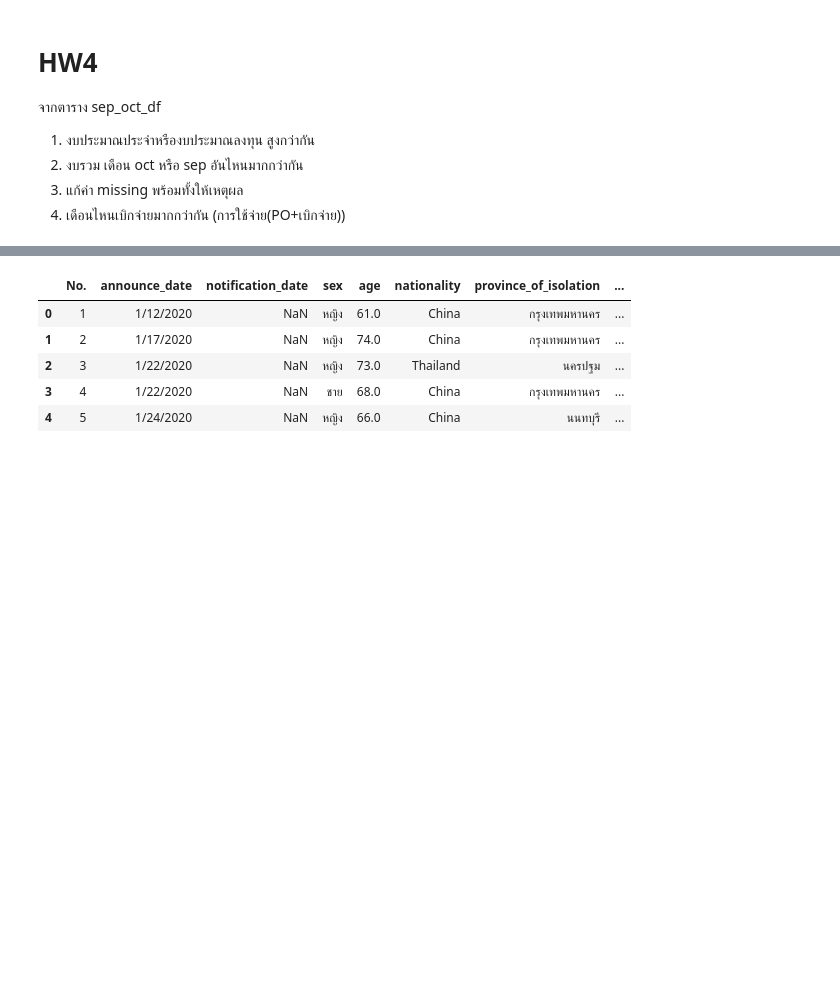
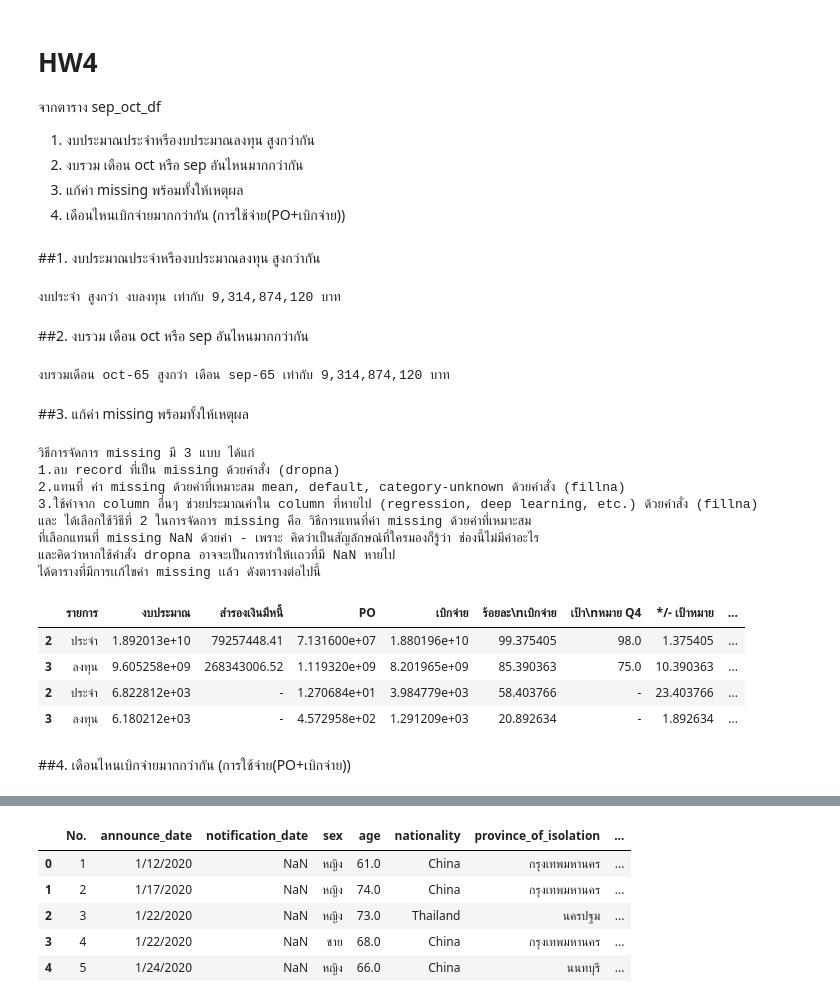
Before and after one commit to Penpitcha0634/python_dataviz2023, a Jupyter notebook: Pandas102.ipynb, the cells around one changed output, grey strips where cells are left out. Saved outputs shown, nothing was run; the diff lists cells and outputs as text; code cells hidden in the pictures; blank space fills up the shorter version.

```diff
--- a/Pandas102.ipynb
+++ b/Pandas102.ipynb
@@ -155,3 +129,78 @@ sep_oct_df
 2. งบรวม เดือน oct หรือ sep อันไหนมากกว่ากัน
 3. แก้ค่า missing พร้อมทั้งให้เหตุผล
 4. เดือนไหนเบิกจ่ายมากกว่ากัน (การใช้จ่าย(PO+เบิกจ่าย))
+# %% [markdown]
+##1. งบประมาณประจำหรืองบประมาณลงทุน สูงกว่ากัน
+# %%
+# กำหนดให้ตัวแปรเพื่อเก็บค่าต่างๆดังนี้
+Fb_65 = sep_oct_df[sep_oct_df['รายการ']=='ประจำ'] #Fb = fixed budget -> Fb เก็บค่างบประมาณประจำ
+Ib_65 = sep_oct_df[sep_oct_df['รายการ']=='ลงทุน'] #Ib = Investment budget -> เก็บค่างบประมาณลงทุน
+a = Fb_65['งบประมาณ'].sum() #a = เก็บค่าผลรวมของงบประมาณประจำ
+b = Ib_65['งบประมาณ'].sum() #b = เก็บค่าผลรวมของงบประมาณลงทุน
+NG =[] #NG เก็บ list เปล่าๆไว้ก่อน แล้วค่อยเติมค่าใน list ในภายหลัง
+
+# looping โดยคำสั่ง for
+# for ชื่อตัวแปร in list ที่จะเอามาใช้เป็นสมาชิกใน ตัวแปร:
+for x in set(sep_oct_df['รายการ']):
+  NG.append(x)
+NG
+if a > b :  #ถ้าเงื่อนไขเป็น จริง ให้ทำตามคำสั่ง if
+  print (f'งบ{NG[0]} สูงกว่า งบ{NG[1]} เท่ากับ {int(a-b):,} บาท')
+elif a < b: #ถ้าเงื่อนไขเป็น เท็จ ให้ทำตามคำสั่ง elif
+  print (f'งบ{NG[1]}สูงกว่า งบ{NG[0]} เท่ากับ {int(b-a):,} บาท')
+# %% [output]
+งบประจำ สูงกว่า งบลงทุน เท่ากับ 9,314,874,120 บาท
+# %% [markdown]
+##2. งบรวม เดือน oct หรือ sep อันไหนมากกว่ากัน
+# %%
+# กำหนดให้ตัวแปรเพื่อเก็บค่าต่างๆดังนี้
+S_65 = sep_oct_df[sep_oct_df['เดือน-ปี']=='sep-65'] #S_65 เก็บค่างบประมาณเดือน sep
+O_65 = sep_oct_df[sep_oct_df['เดือน-ปี']=='oct-65'] #O_65 เก็บค่างบประมาณเดือน oct
+c = S_65['งบประมาณ'].sum() #c เก็บค่าผลรวมงบประมาณเดือน sep
+d = O_65['งบประมาณ'].sum() #d เก็บค่าผลรวมงบประมาณเดือน oct
+NG =[] #NG เก็บ list เปล่าๆไว้ก่อน แล้วค่อยเติมค่าใน list ในภายหลัง
+
+# looping โดยคำสั่ง for
+# for ชื่อตัวแปร in list ที่จะเอามาใช้เป็นสมาชิกใน ตัวแปร:
+for x in set(sep_oct_df['เดือน-ปี']):
+  NG.append(x)
+NG
+if a > b : #ถ้าเงื่อนไขเป็น จริง ให้ทำตามคำสั่ง if
+  print (f'งบรวมเดือน {NG[0]} สูงกว่า เดือน {NG[1]} เท่ากับ {int(a-b):,} บาท')
+elif a < b: #ถ้าเงื่อนไขเป็น เท็จ ให้ทำตามคำสั่ง elif
+  print (f'งบรวมเดือน {NG[1]} สูงกว่า เดือน {NG[0]} เท่ากับ {int(b-a):,} บาท')
+# %% [output]
+งบรวมเดือน oct-65 สูงกว่า เดือน sep-65 เท่ากับ 9,314,874,120 บาท
+# %% [markdown]
+##3. แก้ค่า missing พร้อมทั้งให้เหตุผล
+# %%
+#ตรวจสอบ missing  ด้วย .isnull()
+sep_oct_df.isnull()
+
+print ('วิธีการจัดการ missing มี 3 แบบ ได้แก่')
+print ('1.ลบ record ที่เป็น missing ด้วยคำสั่ง (dropna)')
+print ('2.แทนที่ ค่า missing ด้วยค่าที่เหมาะสม mean, default, category-unknown ด้วยคำสั่ง (fillna)')
+print ('3.ใช้ค่าจาก column อื่นๆ ช่วยประมาณค่าใน column ที่หายไป (regression, deep learning, etc.) ด้วยคำสั่ง (fillna)')
+print ('และ ได้เลือกใช้วิธีที่ 2 ในการจัดการ missing คือ วิธีการแทนที่ค่า missing ด้วยค่าที่เหมาะสม')
+#แทนที่ ค่า missing ด้วยค่าที่เหมาะสม ด้วยคำสั่ง .fillna(ตัวที่จะเอาไปเเทนที่ค่า Nan)
+newdf = sep_oct_df.fillna('-')
+print ('ที่เลือกแทนที่ missing NaN ด้วยค่า - เพราะ คิดว่าเป็นสัญลักษณ์ที่ใครมองก็รู้ว่า ช่องนี้ไม่มีค่าอะไร')
+print ('และคิดว่าหากใช้คำสั่ง dropna อาจจะเป็นการทำให้เเถวที่มี NaN หายไป')
+print ('ได้ตารางที่มีการเเก้ไขค่า missing เเล้ว ดังตารางต่อไปนี้')
+newdf
+# %% [output]
+วิธีการจัดการ missing มี 3 แบบ ได้แก่
+1.ลบ record ที่เป็น missing ด้วยคำสั่ง (dropna)
+2.แทนที่ ค่า missing ด้วยค่าที่เหมาะสม mean, default, category-unknown ด้วยคำสั่ง (fillna)
+3.ใช้ค่าจาก column อื่นๆ ช่วยประมาณค่าใน column ที่หายไป (regression, deep learning, etc.) ด้วยคำสั่ง (fillna)
+และ ได้เลือกใช้วิธีที่ 2 ในการจัดการ missing คือ วิธีการแทนที่ค่า missing ด้วยค่าที่เหมาะสม
+ที่เลือกแทนที่ missing NaN ด้วยค่า - เพราะ คิดว่าเป็นสัญลักษณ์ที่ใครมองก็รู้ว่า ช่องนี้ไม่มีค่าอะไร
+และคิดว่าหากใช้คำสั่ง dropna อาจจะเป็นการทำให้เเถวที่มี NaN หายไป
+ได้ตารางที่มีการเเก้ไขค่า missing เเล้ว ดังตารางต่อไปนี้
+|  | รายการ | งบประมาณ | สำรองเงินมีหนี้ | PO | เบิกจ่าย | ร้อยละ\nเบิกจ่าย | เป้า\nหมาย Q4 | */- เป้าหมาย | ... |
+| 2 | ประจำ | 1.892013e+10 | 79257448.41 | 7.131600e+07 | 1.880196e+10 | 99.375405 | 98.0 | 1.375405 | ... |
+| 3 | ลงทุน | 9.605258e+09 | 268343006.52 | 1.119320e+09 | 8.201965e+09 | 85.390363 | 75.0 | 10.390363 | ... |
+| 2 | ประจำ | 6.822812e+03 | - | 1.270684e+01 | 3.984779e+03 | 58.403766 | - | 23.403766 | ... |
+| 3 | ลงทุน | 6.180212e+03 | - | 4.572958e+02 | 1.291209e+03 | 20.892634 | - | 1.892634 | ... |
+# %% [markdown]
+##4. เดือนไหนเบิกจ่ายมากกว่ากัน (การใช้จ่าย(PO+เบิกจ่าย))
```
Also changed, not shown: parts of 9 cells of this notebook.
